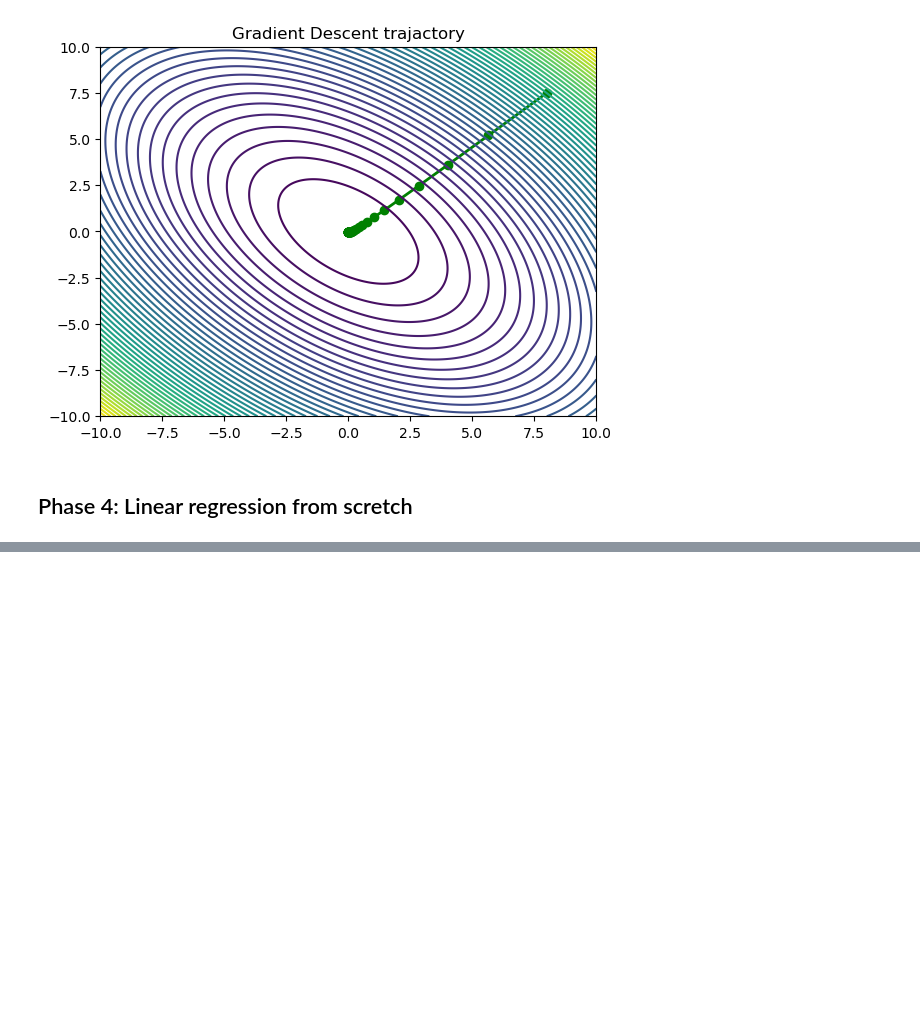
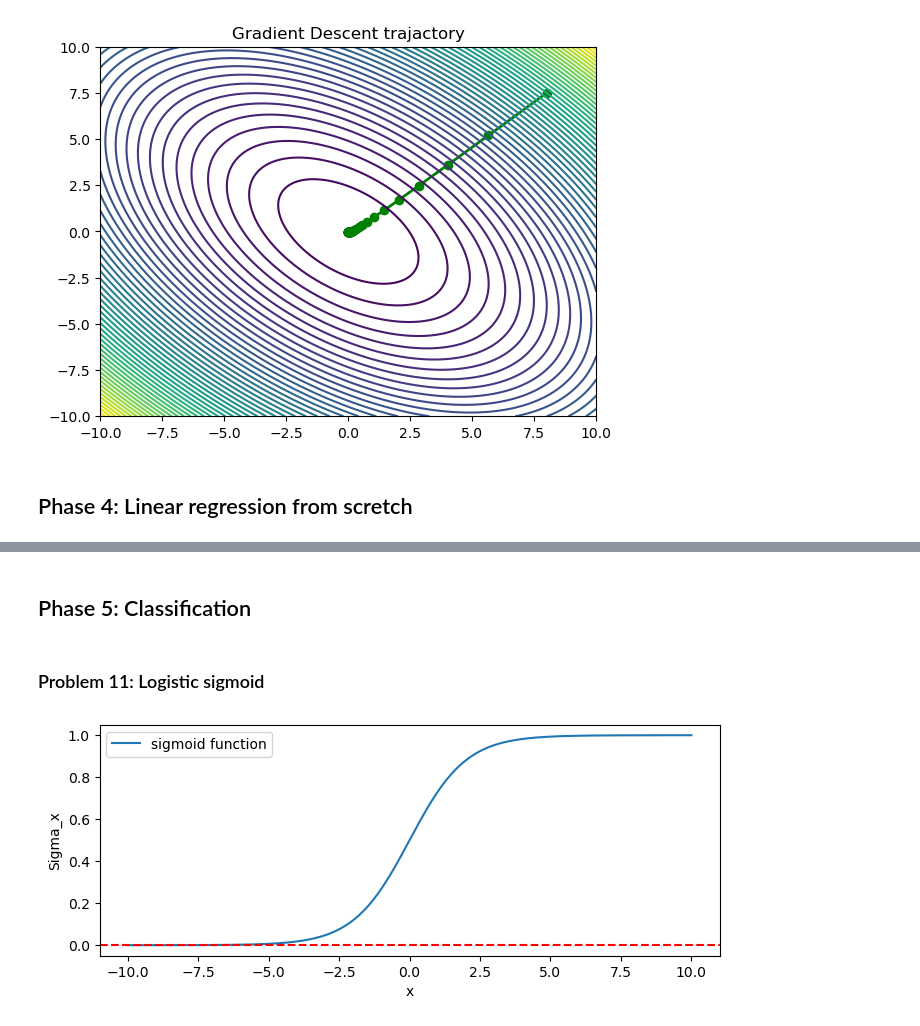
Before and after one commit to Nitishrohilla33/coding-for-fun, a Jupyter notebook: ML_practice/ML_practice.ipynb, the cells around one changed output, grey strips where cells are left out. Saved outputs shown, nothing was run; the diff lists cells and outputs as text; code cells hidden in the pictures; blank space fills up the shorter version.

```diff
--- a/ML_practice/ML_practice.ipynb
+++ b/ML_practice/ML_practice.ipynb
@@ -392,0 +436,18 @@ Calculated theta = [2.14373384 2.981369  ]
+# %% [markdown]
+## Phase 5: Classification
+# %% [markdown]
+### Problem 11: Logistic sigmoid
+# %%
+# Sigmoid function
+x = np.linspace(-10,10,1000)
+sigma_x = 1/(1+np.exp(-x))
+
+plt.figure(figsize=(8,3))
+plt.plot(x,sigma_x, label='sigmoid function')
+plt.axhline(y=0, color='r', linestyle='--')
+plt.xlabel('x')
+plt.ylabel('Sigma_x')
+plt.legend()
+plt.show()
+# %% [output]
+[figure, added]
```
Also changed, not shown: parts of 9 cells of this notebook, 1 other file.
